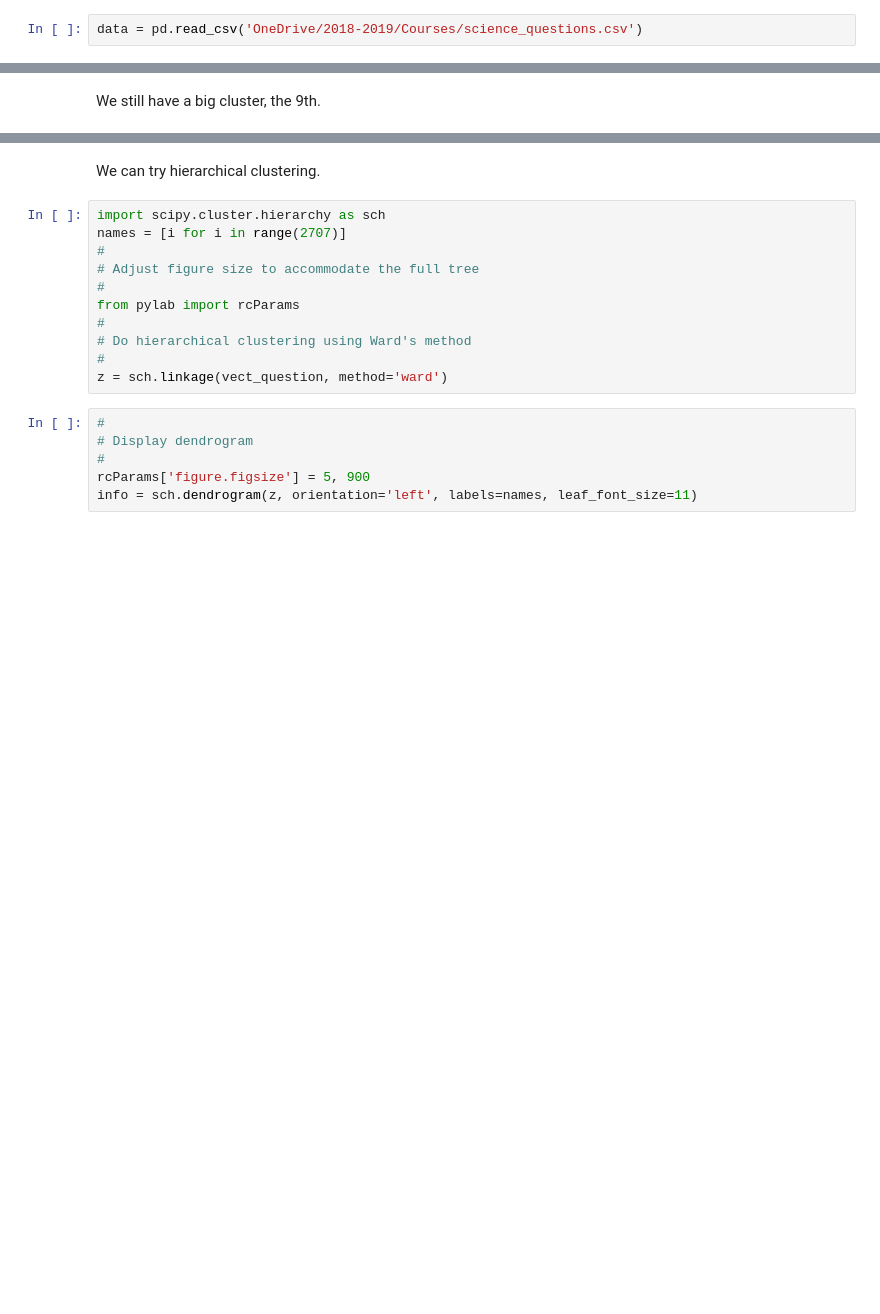
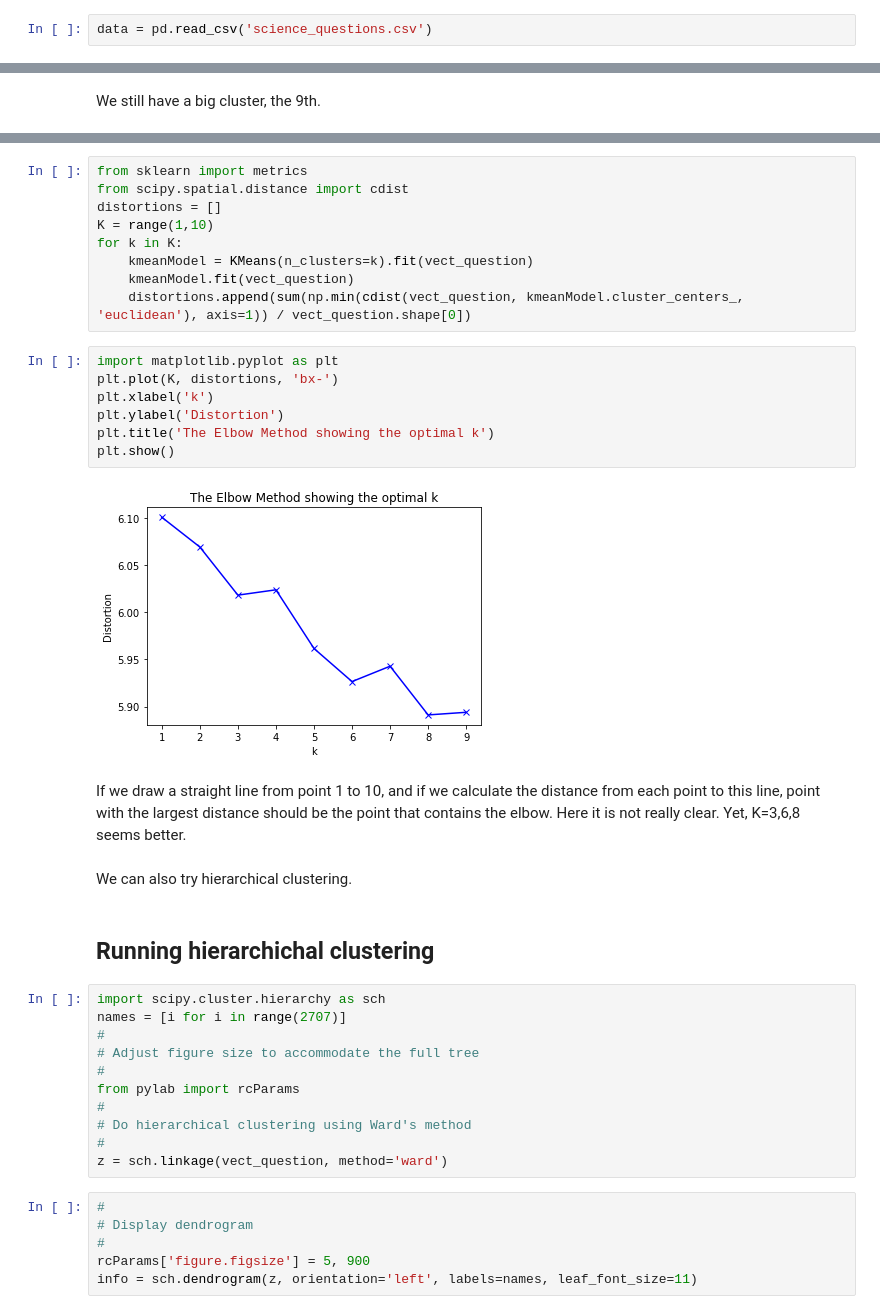
Before and after one commit to AndySECP/scikid-learn, a Jupyter notebook: Clustering_by_subject/Clustering_Education.ipynb, the cells around one changed output, grey strips where cells are left out. Saved outputs shown, nothing was run; the diff lists cells and outputs as text; blank space fills up the shorter version.

```diff
--- a/Clustering_by_subject/Clustering_Education.ipynb
+++ b/Clustering_by_subject/Clustering_Education.ipynb
@@ -3,5 +9,5 @@ import pandas as pd
 # %%
-data = pd.read_csv('OneDrive/2018-2019/Courses/science_questions.csv')
+data = pd.read_csv('science_questions.csv')
 # %%
 data.head()
 # %% [output]
@@ -295,5 +313,28 @@ We still have a big cluster, the 9th.
+# %%
+from sklearn import metrics
+from scipy.spatial.distance import cdist
+distortions = []
+K = range(1,10)
+for k in K:
+    kmeanModel = KMeans(n_clusters=k).fit(vect_question)
+    kmeanModel.fit(vect_question)
+    distortions.append(sum(np.min(cdist(vect_question, kmeanModel.cluster_centers_, 'euclidean'), axis=1)) / vect_question.shape[0])
+# %%
+import matplotlib.pyplot as plt
+plt.plot(K, distortions, 'bx-')
+plt.xlabel('k')
+plt.ylabel('Distortion')
+plt.title('The Elbow Method showing the optimal k')
+plt.show()
+# %% [output]
+[figure, added]
+# %% [markdown]
+If we draw a straight line from point 1 to 10, and if we calculate the distance from each point to this line, point with the largest distance should be the point that contains the elbow.
+Here it is not really clear. Yet, K=3,6,8 seems better.
 # %% [markdown]
-We can try hierarchical clustering.
+We can also try hierarchical clustering.
+# %% [markdown]
+## Running hierarchichal clustering
 # %%
 import scipy.cluster.hierarchy as sch
 names = [i for i in range(2707)]
```
Also changed, not shown: parts of 7 cells of this notebook.
